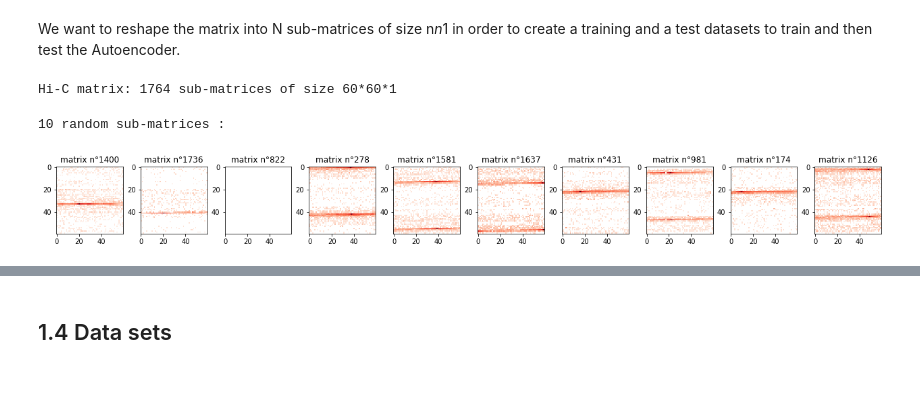
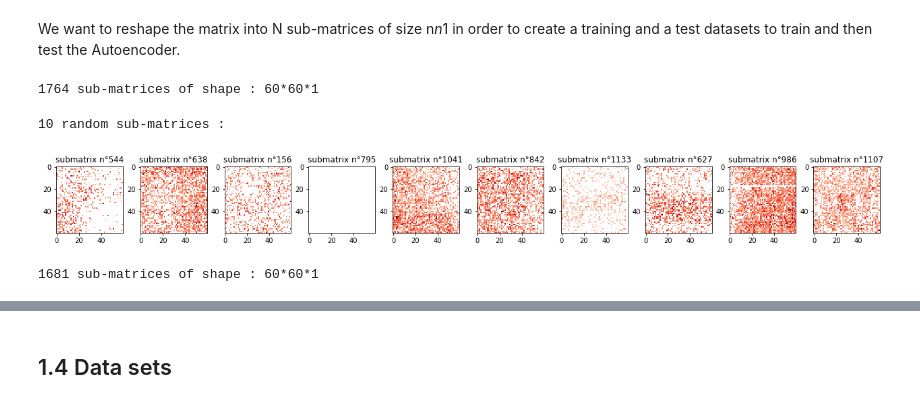
Before and after one commit to hkabbech/DeepHicIntegrator, a Jupyter notebook: extra_code/helene/AE_hic_test.ipynb, the cells around one changed output, grey strips where cells are left out. Cells and saved outputs as stored; diff of their text form; code cells hidden in the pictures.

```diff
--- a/extra_code/helene/AE_hic_test.ipynb
+++ b/extra_code/helene/AE_hic_test.ipynb
@@ -201,12 +202,12 @@ We want to reshape the matrix into N sub-matrices of size n*n*1 in order to crea
 # %%
 n = 60
 h.set_sub_matrices(n, n)
-# %%
-display_shape("Hi-C matrix", h.sub_matrices)
-# %% [output]
-Hi-C matrix: 1764 sub-matrices of size 60*60*1
-# %%
-plot_sub_matrices(h.sub_matrices, cmp)
-# %% [output]
-10 random sub-matrices :
-[figure, removed]
+# %%
+h.print_sub_matrices_informations()
+# %% [output]
+1764 sub-matrices of shape : 60*60*1
+# %%
+h.plot_ten_sub_matrices()
+# %% [output]
+10 random sub-matrices :
+[figure, added]
@@ -212,0 +216,4 @@ plot_sub_matrices(h.sub_matrices, cmp)
+# %%
+h.print_sub_matrices_informations()
+# %% [output]
+1681 sub-matrices of shape : 60*60*1
```
Also changed, not shown: parts of 31 cells of this notebook.
